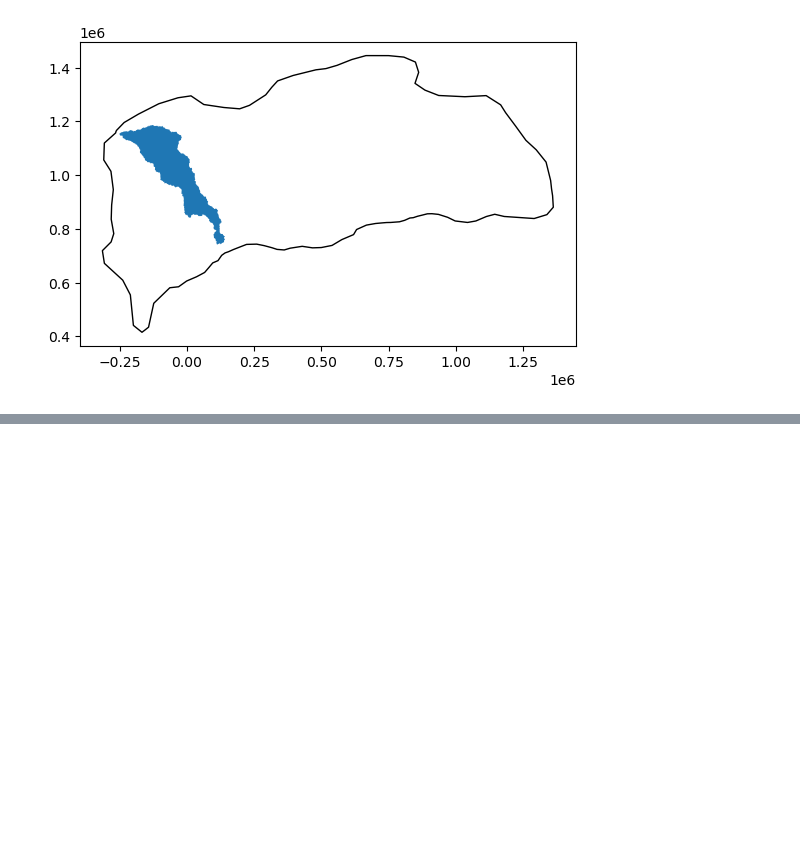
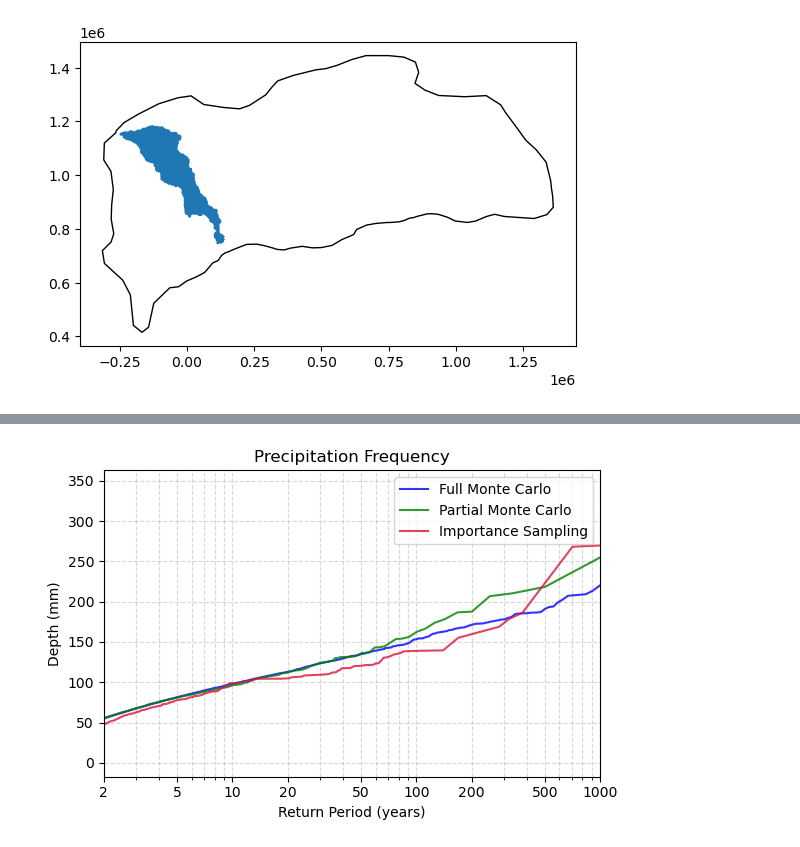
Before and after one commit to fema-ffrd/Importance-Sampling-for-SST, a Jupyter notebook: notebooks/Trinity.ipynb, the cells around one changed output, grey strips where cells are left out. Drawn from its saved outputs; the diff is of its cells as text; code cells hidden in the pictures; blank space fills up the shorter version.

```diff
--- a/notebooks/Trinity.ipynb
+++ b/notebooks/Trinity.ipynb
@@ -163,0 +173,27 @@ df_part_is
+# %%
+plt.figure(figsize=(6, 4))
+
+plt.semilogx(df_freq_curve_mc_0['return_period'], df_freq_curve_mc_0['depth'],
+             linestyle='-', color='blue', alpha=0.8, label='Full Monte Carlo')
+
+plt.semilogx(df_freq_curve_mc_1['return_period'], df_freq_curve_mc_1['depth'],
+             linestyle='-', color='green', alpha=0.8, label='Partial Monte Carlo')
+
+plt.semilogx(df_freq_curve_is_1['return_period'], df_freq_curve_is_1['depth'],
+             linestyle='-', color='crimson', alpha=0.8, label='Importance Sampling')
+
+plt.xlabel('Return Period (years)')
+plt.ylabel('Depth (mm)')
+plt.title('Precipitation Frequency')
+
+# Custom x-axis ticks on log scale
+ticks = [2, 5, 10, 20, 50, 100, 200, 500,1000]
+plt.xlim(2, 1000)
+plt.xticks(ticks, labels=[str(t) for t in ticks])
+
+plt.grid(True, which='both', linestyle='--', alpha=0.5)
+plt.legend()
+plt.tight_layout()
+plt.show()
+# %% [output]
+[figure, added]
```
Also changed, not shown: parts of 18 cells of this notebook, 5 other files.
